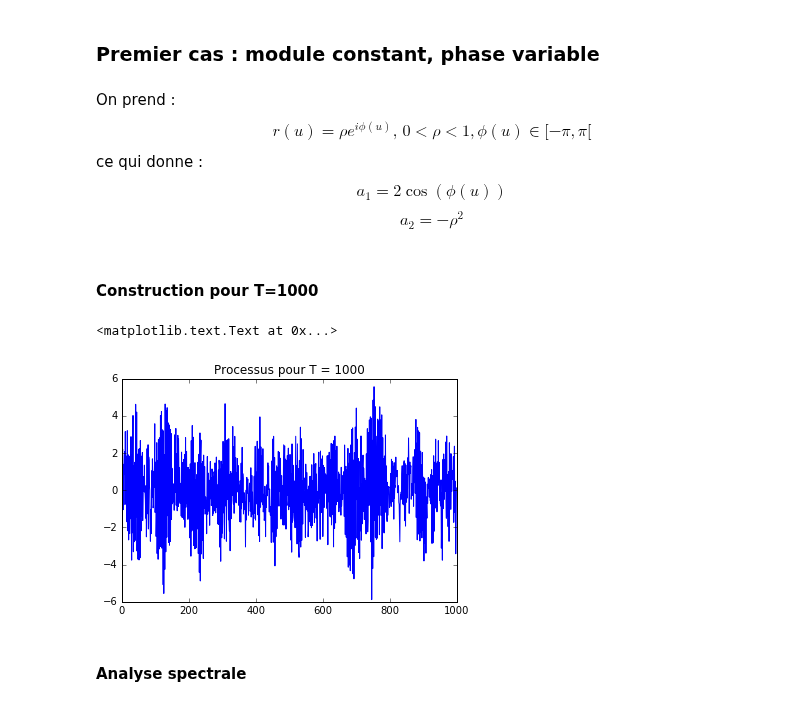
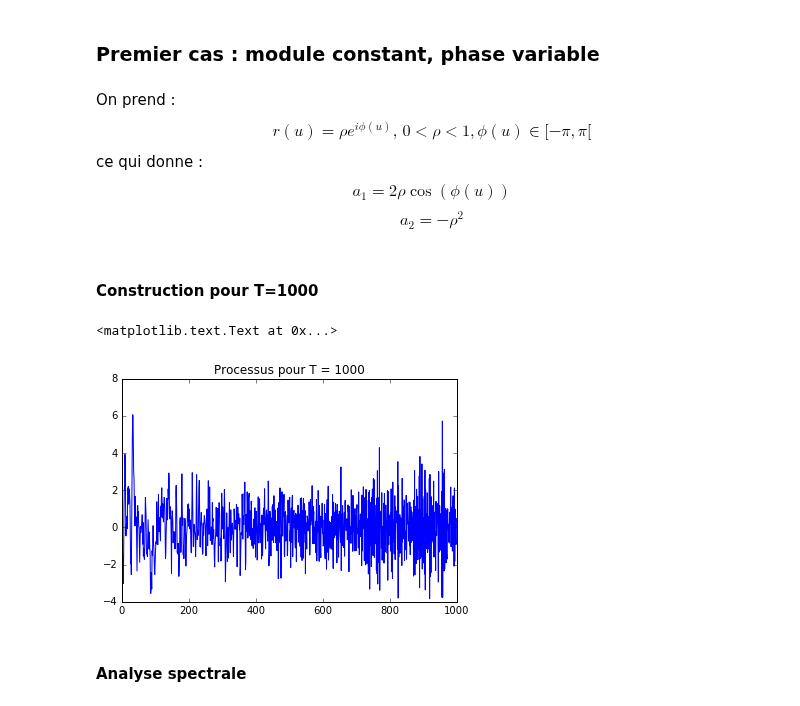
Before and after one commit to jngod2011/TVAR_Prediction, a Jupyter notebook: notebooks/TVAR_2_racines.ipynb, the cells around one changed output. Saved outputs shown, nothing was run; the diff lists cells and outputs as text; code cells hidden in the pictures.

```diff
--- a/notebooks/TVAR_2_racines.ipynb
+++ b/notebooks/TVAR_2_racines.ipynb
@@ -62,7 +62,7 @@ epsilon = np.random.randn(int(2e4))
 ### T = 100
 # %%
 T = 100
-X = np.zeros(2*T)
+X = epsilon
 a_1 = np.zeros(2*T)
 a_2 = np.zeros(2*T)
 
@@ -76,7 +76,7 @@ X[0] = epsilon[0]
 X[1] = epsilon[100]
 
 for n in np.arange(2*T-2):
-    X[n+2] = a_1[n+2]*X[n-1] + a_2[n+2]*X[n-2] + epsilon[(n+2)*100]
+    X[n+2] = a_1[n+2]*X[n+1] + a_2[n+2]*X[n] + epsilon[(n+2)*100]
 
 t = np.arange(2*T) - T #horizon des temps
 
@@ -102,7 +102,7 @@ X[0] = epsilon[0]
 X[1] = epsilon[10]
 
 for n in np.arange(2*T-2):
-    X[n+2] = a_1[n+2]*X[n-1] + a_2[n+2]*X[n-2] + epsilon[(n+2)*10]
+    X[n+2] = a_1[n+2]*X[n+1] + a_2[n+2]*X[n] + epsilon[(n+2)*10]
 
 t = np.arange(2*T) - T #horizon des temps
 
@@ -128,7 +128,7 @@ X[0] = epsilon[0]
 X[1] = epsilon[1]
 
 for n in np.arange(2*T-2):
-    X[n+2] = a_1[n+2]*X[n-1] + a_2[n+2]*X[n-2] + epsilon[n+2]
+    X[n+2] = a_1[n+2]*X[n+1] + a_2[n+2]*X[n] + epsilon[n+2]
 
 t = np.arange(2*T) - T #horizon des temps
 
@@ -158,7 +158,7 @@ r(u) = \rho e^{i\phi(u)}, \, 0 < \rho < 1, \phi(u) \in [-\pi,\pi[
 $$
 ce qui donne :
 $$
-a_1 = 2 \cos(\phi(u))
+a_1 = 2 \rho \cos(\phi(u))
 $$
 $$
 a_2 = - \rho^2
@@ -167,33 +167,34 @@ $$
 #### Construction pour T=1000
 # %%
 T = 1000
+epsilon = np.random.randn(2*T)
 X = np.zeros(2*T)
 a_1 = np.zeros(2*T)
 a_2 = np.zeros(2*T)
 
 u = np.arange(T, dtype='double')/T
 
-rho = 0.6
-phase = 0.2
+rho = 0.5
+phase = u/2
 phi = 2*np.pi*phase
 
-a_1[T:2*T] = 2*np.cos(phi)
+a_1[T:2*T] = 2*rho*np.cos(phi)
 a_2[T:2*T] = -rho**2
 
 
 X[0] = epsilon[0]
 X[1] = epsilon[1]
 
 for n in np.arange(2*T-2):
-    X[n+2] = a_1[n+2]*X[n-1] + a_2[n+2]*X[n-2] + epsilon[n+2]
+    X[n+2] = a_1[n+2]*X[n+1] + a_2[n+2]*X[n] + epsilon[n+2]
 
 t = np.arange(2*T) - T #horizon des temps
 
 plt.plot(t[T:2*T], X[T:2*T])
 plt.title("Processus pour T = 1000")
 # %% [output]
 <matplotlib.text.Text at 0x...>
-[figure, old version]
+[figure, new version]
 # %% [markdown]
 #### Analyse spectrale
 # %%
```
Also changed, not shown: parts of 10 cells of this notebook, 1 other file.
